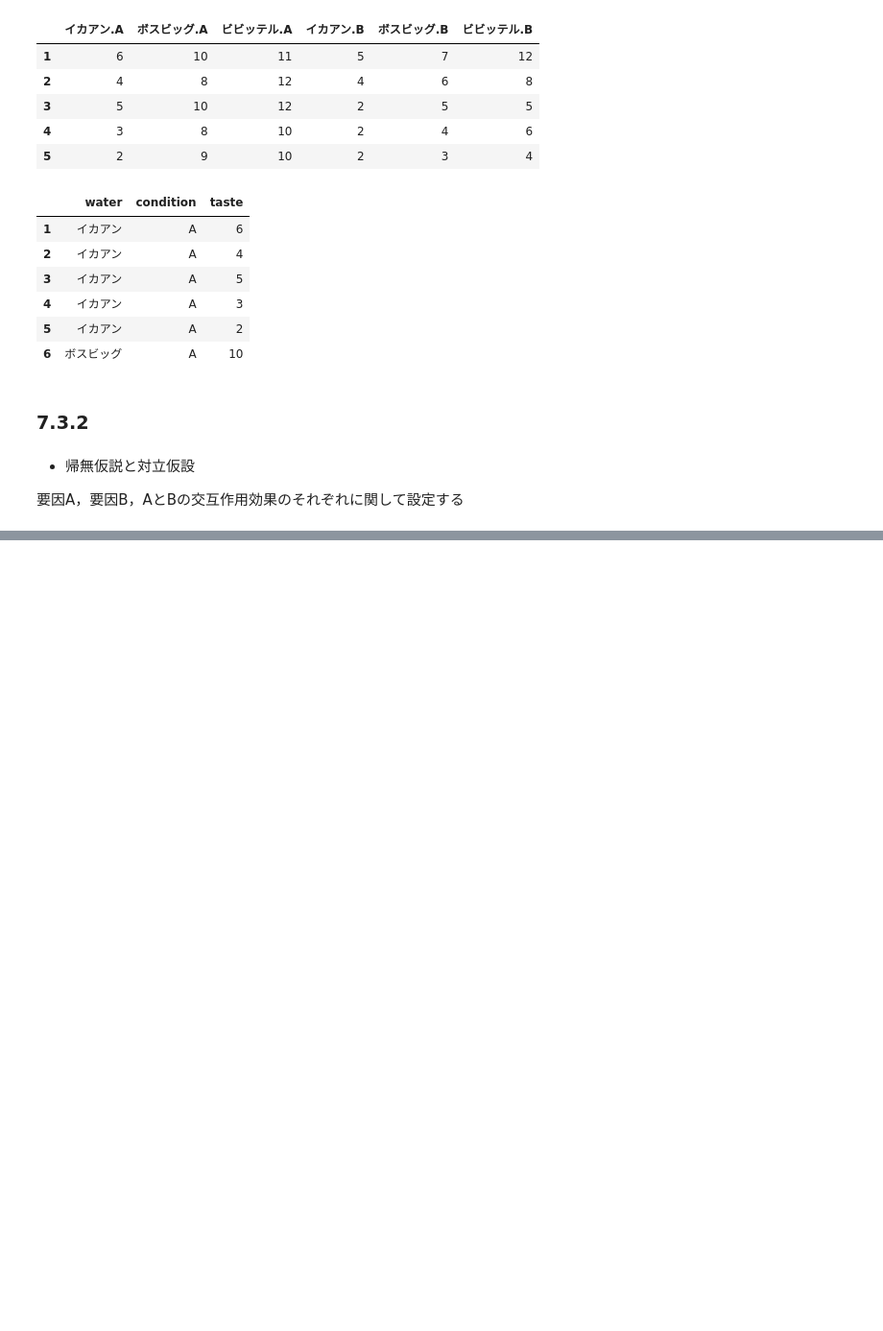
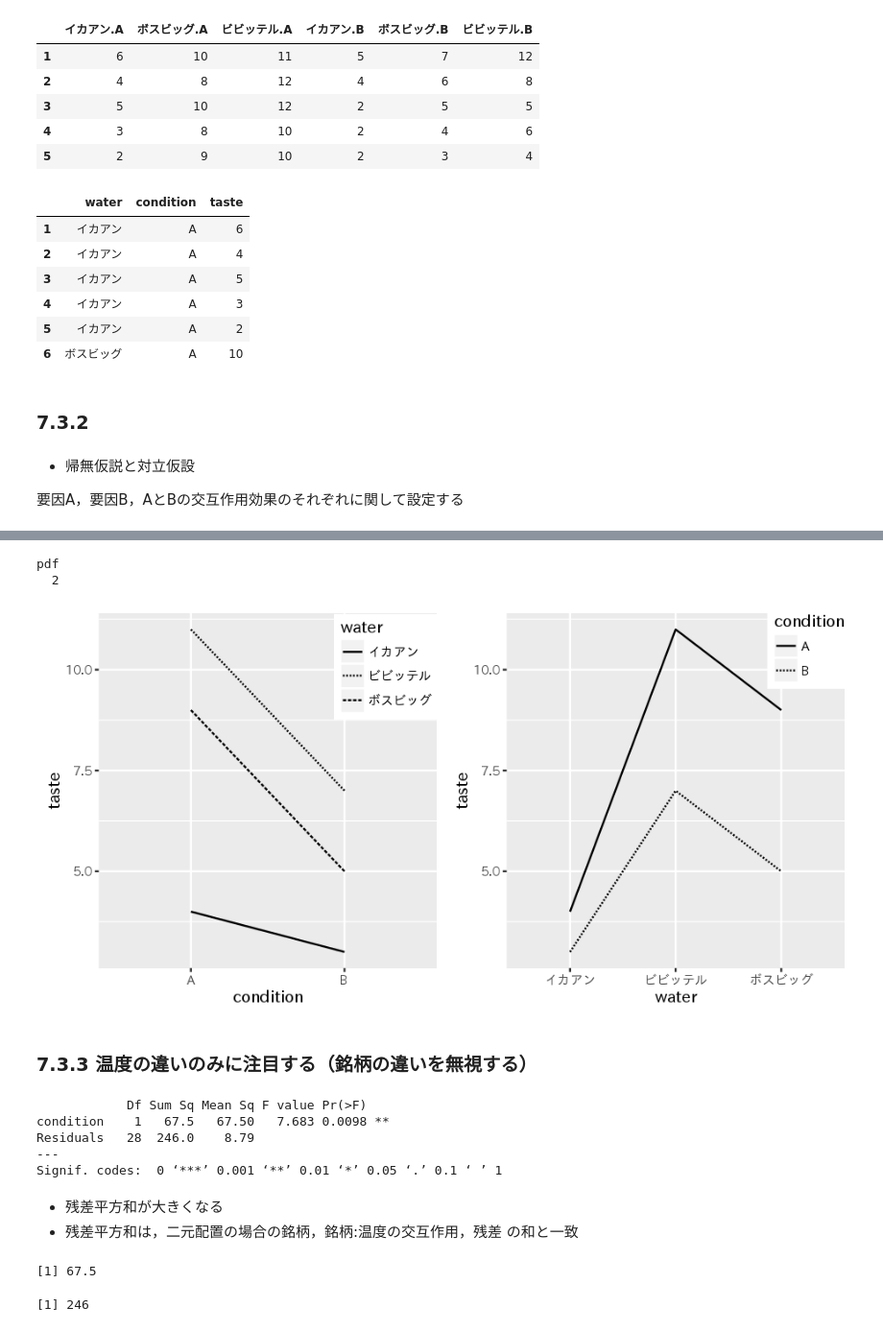
Before and after one commit to whatalnk/r-easy-stat, a Jupyter notebook: Chap07.ipynb, the cells around one changed output, grey strips where cells are left out. Shown at 96% size. Saved outputs shown, nothing was run; the diff lists cells and outputs as text; code cells hidden in the pictures; blank space fills up the shorter version.

```diff
--- a/Chap07.ipynb
+++ b/Chap07.ipynb
@@ -629,0 +704,37 @@ Signif. codes:  0 '***' 0.001 '**' 0.01 '*' 0.05 '.' 0.1 ' ' 1
+# %%
+Cairo(type = "raster")
+gp1 <- d3.long %>>%
+    ggplot(aes(x = condition, y = taste, group = water, linetype = water)) +
+        stat_summary(fun.y=mean, geom="line") +
+        theme(legend.position = c(.85, .85))
+gp2 <- d3.long %>>%
+    ggplot(aes(x = water, y = taste, group = condition, linetype = condition)) +
+        stat_summary(fun.y=mean, geom="line") +
+        theme(legend.position = c(.9, .9))
+grid.arrange(gp1, gp2, ncol = 2)
+dev.off()
+# %% [output]
+pdf
+  2
+[figure, added]
+# %% [markdown]
+### 7.3.3 温度の違いのみに注目する（銘柄の違いを無視する）
+# %%
+aov(taste ~ condition, data = d3.long) %>>% summary()
+# %% [output]
+            Df Sum Sq Mean Sq F value Pr(>F)
+condition    1   67.5   67.50   7.683 0.0098 **
+Residuals   28  246.0    8.79
+---
+Signif. codes:  0 ‘***’ 0.001 ‘**’ 0.01 ‘*’ 0.05 ‘.’ 0.1 ‘ ’ 1
+# %% [markdown]
+* 残差平方和が大きくなる
+* 残差平方和は，二元配置の場合の銘柄，銘柄:温度の交互作用，残差 の和と一致
+# %%
+d3.res[[1]]$`Sum Sq`[1]
+# %% [output]
+[1] 67.5
+# %%
+sum(d3.res[[1]]$`Sum Sq`[2:4])
+# %% [output]
+[1] 246
```
Also changed, not shown: parts of 40 cells of this notebook, 2 other files.
